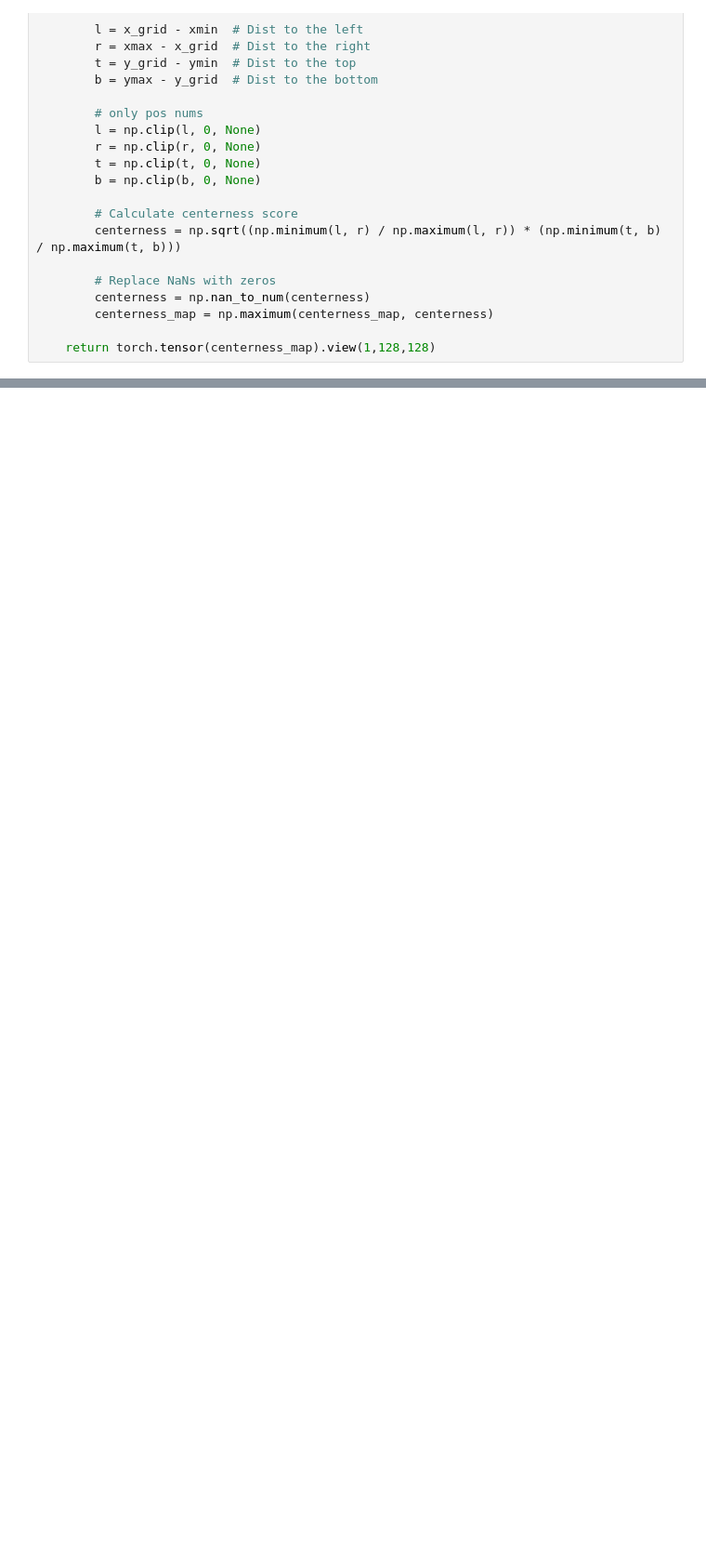
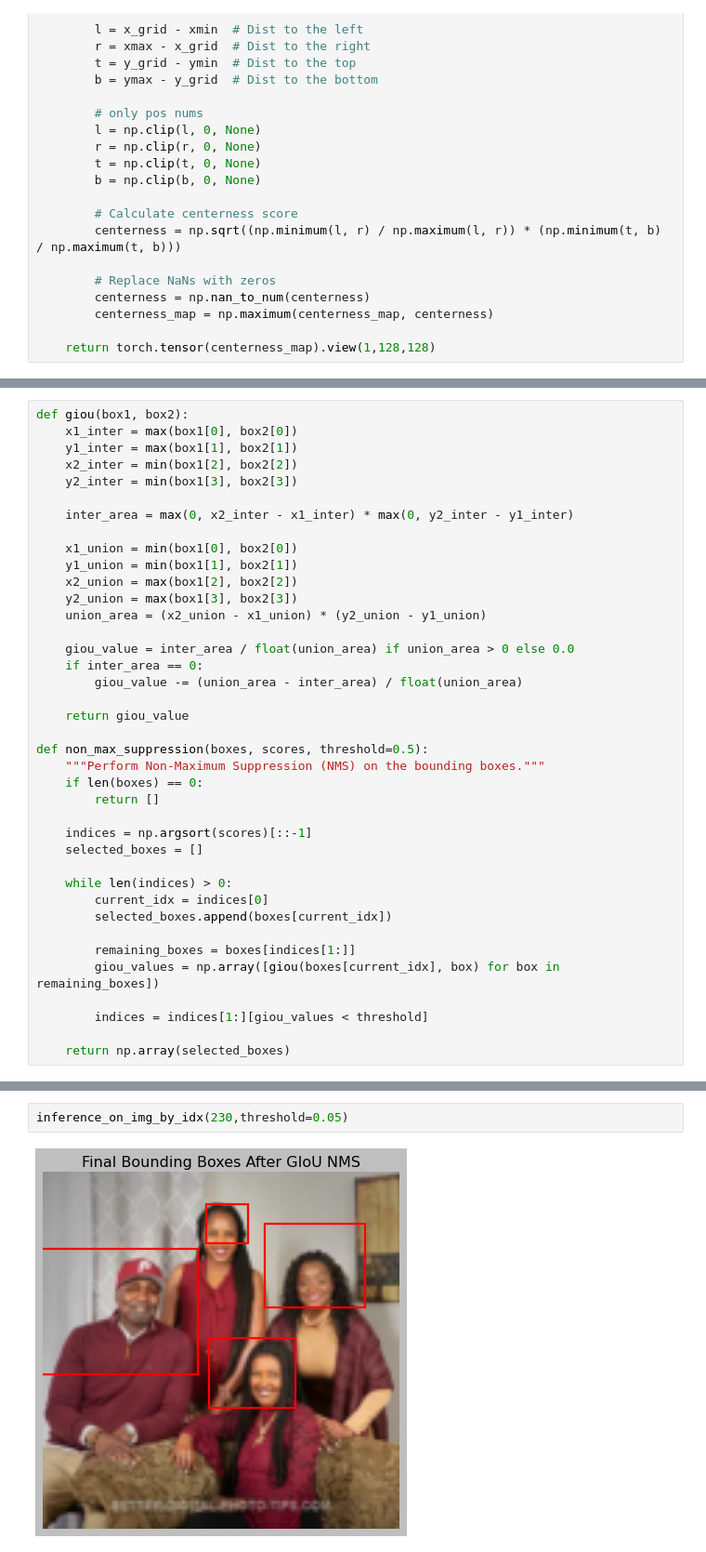
Before and after one commit to baloghartur3/FCOS_reproduction, a Jupyter notebook: FCOS.ipynb, the cells around one changed output, grey strips where cells are left out. Shown at 93% size. Saved outputs shown, nothing was run; the diff lists cells and outputs as text; blank space fills up the shorter version.

Commit message:
WiP: added training loop and inference

```diff
--- a/FCOS.ipynb
+++ b/FCOS.ipynb
@@ -247,0 +374,39 @@ ds.plot_img(120)
+# %%
+def giou(box1, box2):
+    x1_inter = max(box1[0], box2[0])
+    y1_inter = max(box1[1], box2[1])
+    x2_inter = min(box1[2], box2[2])
+    y2_inter = min(box1[3], box2[3])
+
+    inter_area = max(0, x2_inter - x1_inter) * max(0, y2_inter - y1_inter)
+
+    x1_union = min(box1[0], box2[0])
+    y1_union = min(box1[1], box2[1])
+    x2_union = max(box1[2], box2[2])
+    y2_union = max(box1[3], box2[3])
+    union_area = (x2_union - x1_union) * (y2_union - y1_union)
+
+    giou_value = inter_area / float(union_area) if union_area > 0 else 0.0
+    if inter_area == 0:
+        giou_value -= (union_area - inter_area) / float(union_area)
+
+    return giou_value
+
+def non_max_suppression(boxes, scores, threshold=0.5):
+    """Perform Non-Maximum Suppression (NMS) on the bounding boxes."""
+    if len(boxes) == 0:
+        return []
+
+    indices = np.argsort(scores)[::-1]
+    selected_boxes = []
+
+    while len(indices) > 0:
+        current_idx = indices[0]
+        selected_boxes.append(boxes[current_idx])
+
+        remaining_boxes = boxes[indices[1:]]
+        giou_values = np.array([giou(boxes[current_idx], box) for box in remaining_boxes])
+
+        indices = indices[1:][giou_values < threshold]
+
+    return np.array(selected_boxes)
@@ -247,0 +470,4 @@ ds.plot_img(120)
+# %%
+inference_on_img_by_idx(230,threshold=0.05)
+# %% [output]
+[figure, added]
```
Also changed, not shown: parts of 28 cells of this notebook.
